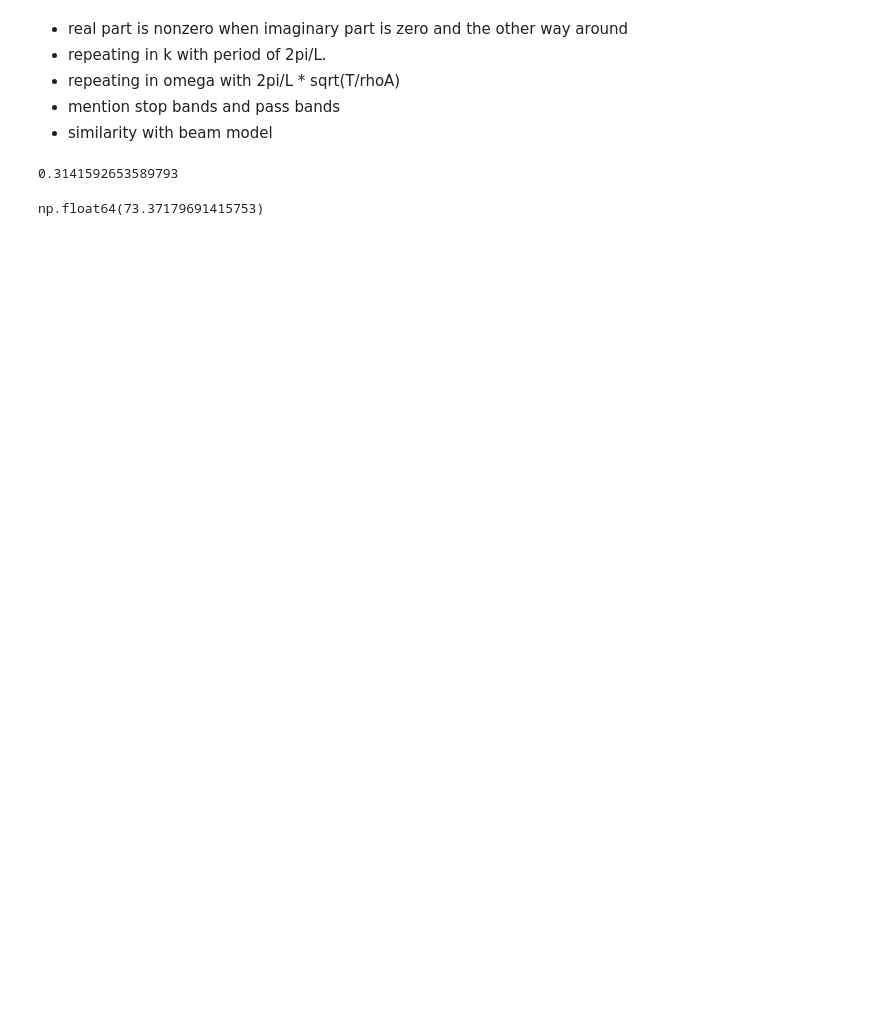
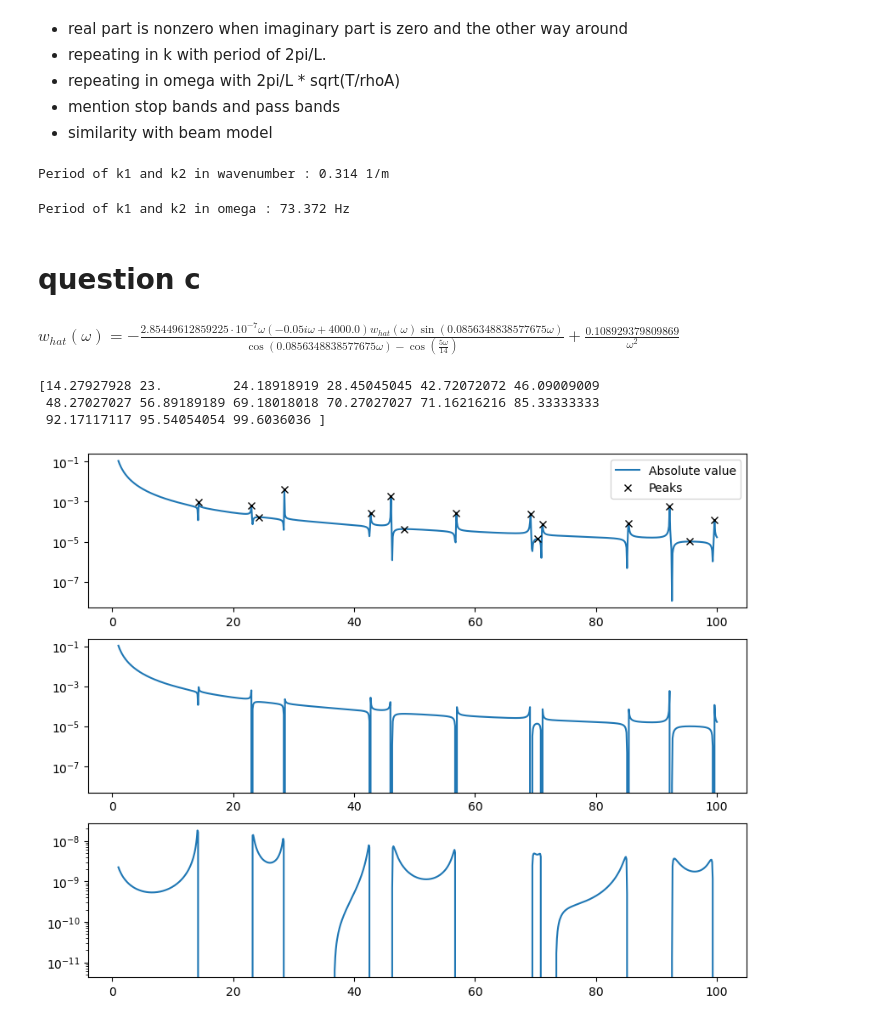
Before and after one commit to Lymone96/CIEM5220-Group2, a Jupyter notebook: 3_ML/question5.ipynb, the cells around one changed output. Drawn from its saved outputs; the diff is of its cells as text; code cells hidden in the pictures; blank space fills up the shorter version.

Commit message:
question 5 progress friday
5b finished, 5c needs clarification with karel as results dont completely line up

```diff
--- a/3_ML/question5.ipynb
+++ b/3_ML/question5.ipynb
@@ -122,11 +117,58 @@ ax[1].grid();
 - similarity with beam model
 # %%
 # Period of k1 and k2 in wavenumber k (horizontal)
-np.pi/10
+print(f'Period of k1 and k2 in wavenumber : {np.pi/10:.3f} 1/m')
 # %% [output]
-0.3141592653589793
+Period of k1 and k2 in wavenumber : 0.314 1/m
 # %%
 # Period of k1 and k2 in frequency omega (vertical)
-np.sqrt(15E3/1.1) * 2*np.pi/10
+print(f'Period of k1 and k2 in omega : {np.sqrt(15E3/1.1) * 2*np.pi/10:.3f} Hz')
 # %% [output]
-np.float64(73.37179691415753)
+Period of k1 and k2 in omega : 73.372 Hz
+# %% [markdown]
+# question c
+# %%
+rhoA, V, T, Q0, L, omega, k_s, eta_s = sym.symbols('rhoA V T Q0 L omega k_s eta_s')
+
+values = {rhoA:1.1, T:15E3, L:10, k_s:4E3, eta_s:0.05, Q0:55, V:28}
+
+w_hat = sym.Function('w_hat')(omega)
+
+delta_b = (omega/V)**2 - rhoA/T * omega**2
+R_hat = (k_s - sym.I*eta_s*omega)*w_hat
+kappa = omega/sym.sqrt(T/rhoA)
+
+eq1 = sym.Eq(w_hat, 1/V * 1/T * (1/delta_b * Q0 - R_hat * V/2*kappa * sym.sin(kappa*L)/(sym.cos(kappa*L) - sym.cos(omega/V * L))))
+# %%
+
+display(eq1.subs(values))
+
+w_hat = sym.solve(eq1.subs(values), w_hat)[0]
+# %% [output]
+$\displaystyle w_{hat}{\left(\omega \right)} = - \frac{2.85449612859225 \cdot 10^{-7} \omega \left(- 0.05 i \omega + 4000.0\right) w_{hat}{\left(\omega \right)} \sin{\left(0.0856348838577675 \omega \right)}}{\cos{\left(0.0856348838577675 \omega \right)} - \cos{\left(\frac{5 \omega}{14} \right)}} + \frac{0.108929379809869}{\omega^{2}}$
+# %%
+from scipy.signal import find_peaks
+
+w_hat_lambda = sym.lambdify(omega, w_hat)
+omega_values = np.linspace(1, 100, 1000)
+
+fig, ax = plt.subplots(3, 1, figsize=(10, 8))
+
+ax[0].semilogy(omega_values, np.abs(w_hat_lambda(omega_values)), label='Absolute value')
+ax[1].semilogy(omega_values, np.real(w_hat_lambda(omega_values)), label='Real part')
+ax[2].semilogy(omega_values, np.imag(w_hat_lambda(omega_values)), label='Imag part')
+
+# Find peaks in the absolute value of w_hat
+abs_vals = np.abs(w_hat_lambda(omega_values))
+peaks, _ = find_peaks(abs_vals)
+
+# Plot the peaks on the absolute value plot
+ax[0].plot(omega_values[peaks], abs_vals[peaks], "kx", label='Peaks')
+ax[0].legend()
+
+print(omega_values[peaks])
+# %% [output]
+[14.27927928 23.         24.18918919 28.45045045 42.72072072 46.09009009
+ 48.27027027 56.89189189 69.18018018 70.27027027 71.16216216 85.33333333
+ 92.17117117 95.54054054 99.6036036 ]
+[figure, added]
```
Also changed, not shown: parts of 3 cells of this notebook, 2 other files.
